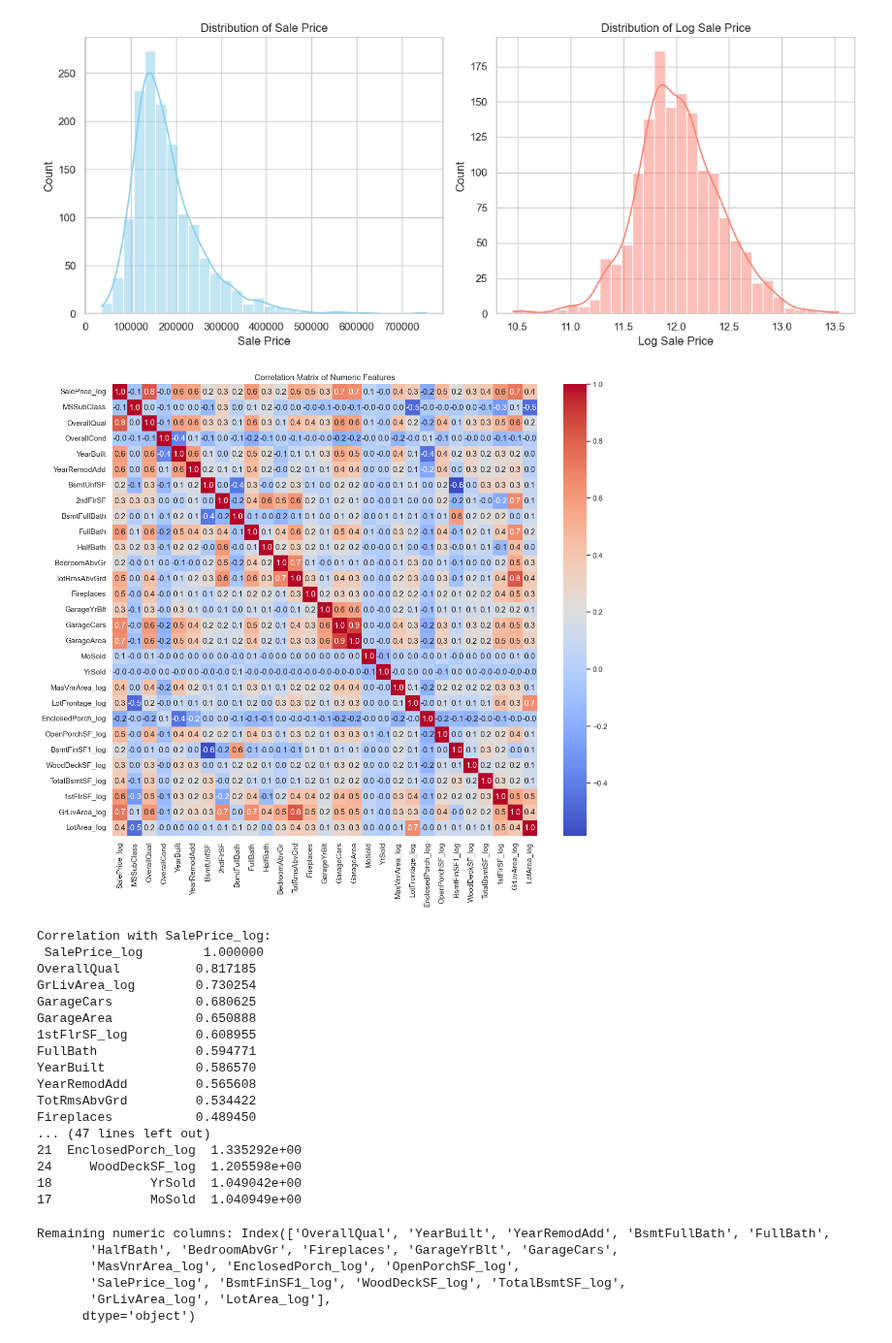
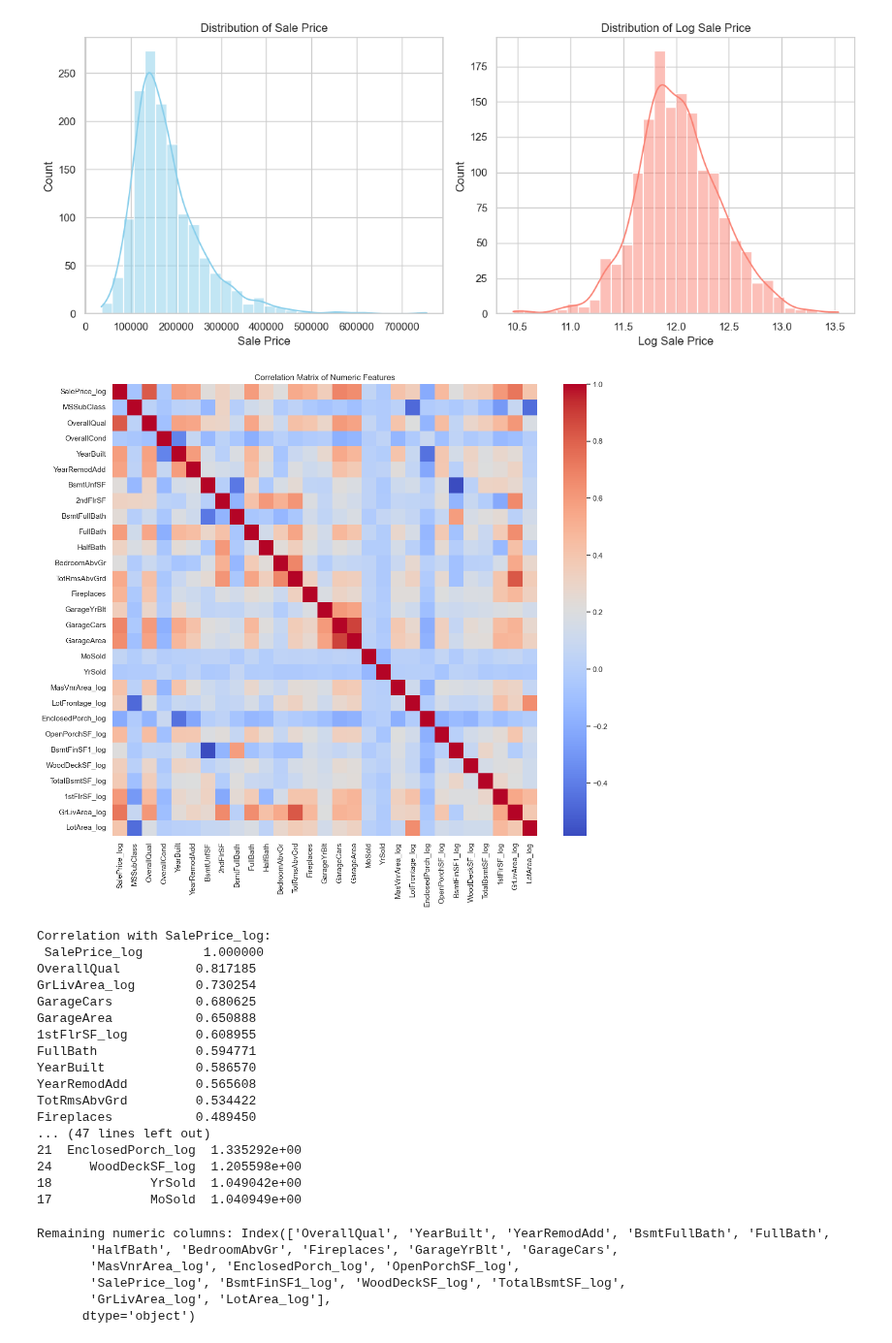
Before and after one commit to StefanFSmid/ASDA_2025_Group_3_Porfolio, a Jupyter notebook: notebooks/week_09_group_3_notebook.ipynb, the cells around one changed output. Shown at 97% size. Saved outputs shown, nothing was run; the diff lists cells and outputs as text; code cells hidden in the pictures.

```diff
--- a/notebooks/week_09_group_3_notebook.ipynb
+++ b/notebooks/week_09_group_3_notebook.ipynb
@@ -245,28 +245,29 @@ housing_df = housing_df.drop(columns=cols_to_drop)
 # %%
 # Numeric columns
 # Correlation matrix
 corr_matrix = housing_df[numeric_var].corr()
 plt.figure(figsize=(14,12))
-sns.heatmap(corr_matrix, annot=True, fmt=".1f", cmap='coolwarm')
+sns.heatmap(corr_matrix, annot=False, cmap='coolwarm')
 plt.title("Correlation Matrix of Numeric Features")
 plt.show()
 
-# Optional: list variables highly correlated with target
+
+# list variables highly correlated with target
 target_corr = corr_matrix['SalePrice_log'].sort_values(ascending=False)
 print("Correlation with SalePrice_log:\n", target_corr)
 
 # VIF calculation
 X = housing_df[numeric_var].drop(columns=['SalePrice_log'])  # VIF does not include target
 X_const = sm.add_constant(X)
 
 vif_data = pd.DataFrame()
 vif_data["feature"] = X_const.columns
 vif_data["VIF"] = [variance_inflation_factor(X_const.values, i)
                    for i in range(X_const.shape[1])]
 
 print("\nVariance Inflation Factors (VIF):\n", vif_data.sort_values(by="VIF", ascending=False))
 # %% [output]
-[figure, old version]
+[figure, new version]
 Correlation with SalePrice_log:
  SalePrice_log        1.000000
 OverallQual          0.817185
```
Also changed, not shown: parts of 4 cells of this notebook.
